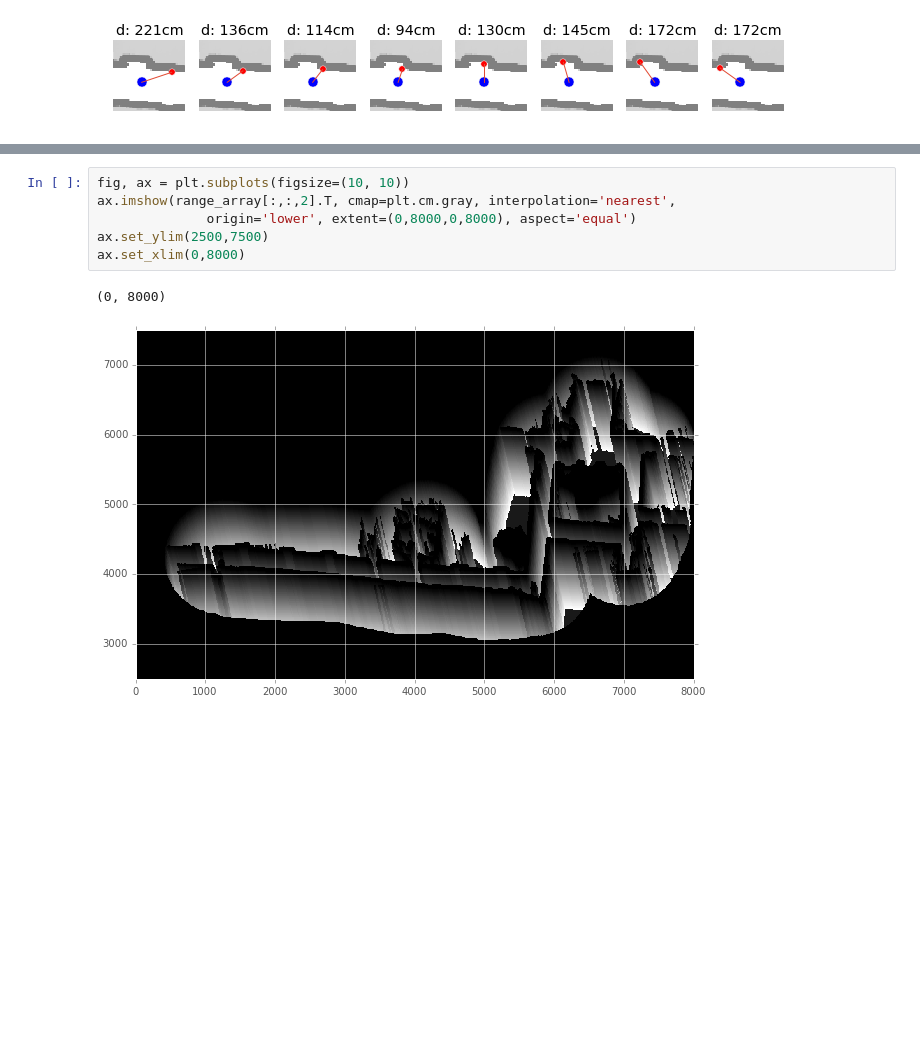
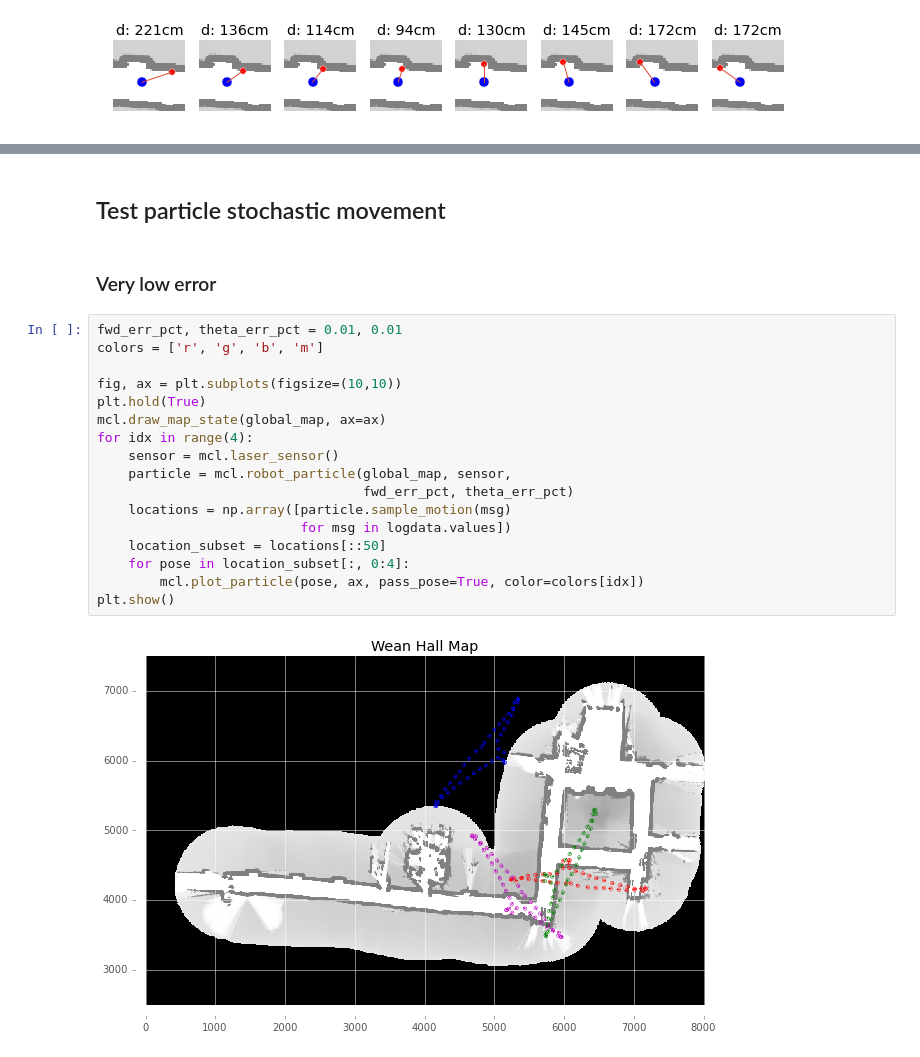
Before and after one commit to sjobeek/robostats_mcl, a Jupyter notebook: mcl_tests.ipynb, the cells around one changed output, grey strips where cells are left out. Saved outputs shown, nothing was run; the diff lists cells and outputs as text; blank space fills up the shorter version.

```diff
--- a/mcl_tests.ipynb
+++ b/mcl_tests.ipynb
@@ -229,9 +237,23 @@ ax.set_xlim(0,8000)
-# %%
-fig, ax = plt.subplots(figsize=(10, 10))
-ax.imshow(range_array[:,:,2].T, cmap=plt.cm.gray, interpolation='nearest',
-              origin='lower', extent=(0,8000,0,8000), aspect='equal')
-ax.set_ylim(2500,7500)
-ax.set_xlim(0,8000)
-# %% [output]
-(0, 8000)
-[figure, removed]
+# %% [markdown]
+## Test particle stochastic movement
+# %% [markdown]
+### Very low error
+# %%
+fwd_err_pct, theta_err_pct = 0.01, 0.01
+colors = ['r', 'g', 'b', 'm']
+
+fig, ax = plt.subplots(figsize=(10,10))
+plt.hold(True)
+mcl.draw_map_state(global_map, ax=ax)
+for idx in range(4):
+    sensor = mcl.laser_sensor()
+    particle = mcl.robot_particle(global_map, sensor,
+                                  fwd_err_pct, theta_err_pct)
+    locations = np.array([particle.sample_motion(msg)
+                          for msg in logdata.values])
+    location_subset = locations[::50]
+    for pose in location_subset[:, 0:4]:
+        mcl.plot_particle(pose, ax, pass_pose=True, color=colors[idx])
+plt.show()
+# %% [output]
+[figure, added]
```
Also changed, not shown: parts of 22 cells of this notebook, 2 other files.
